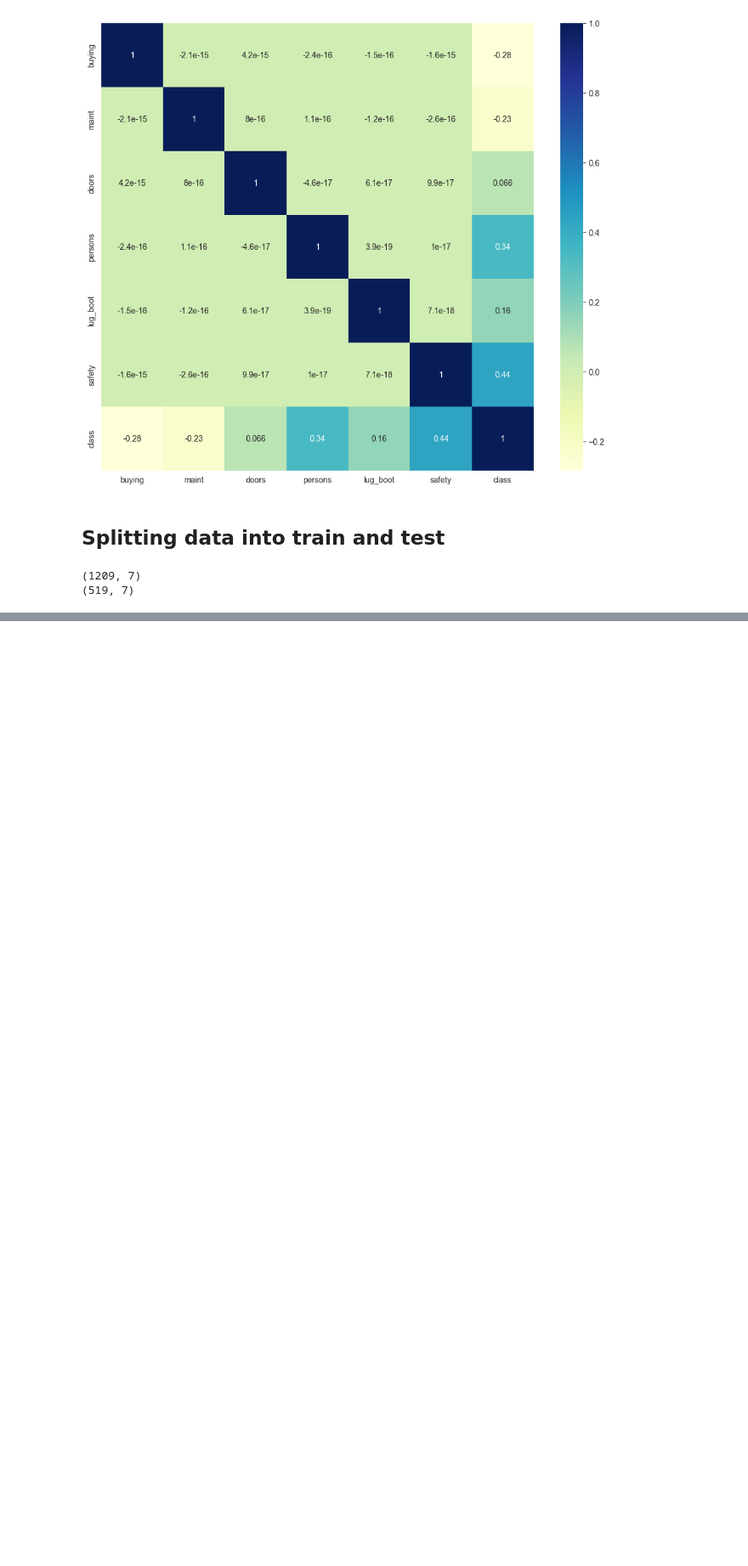
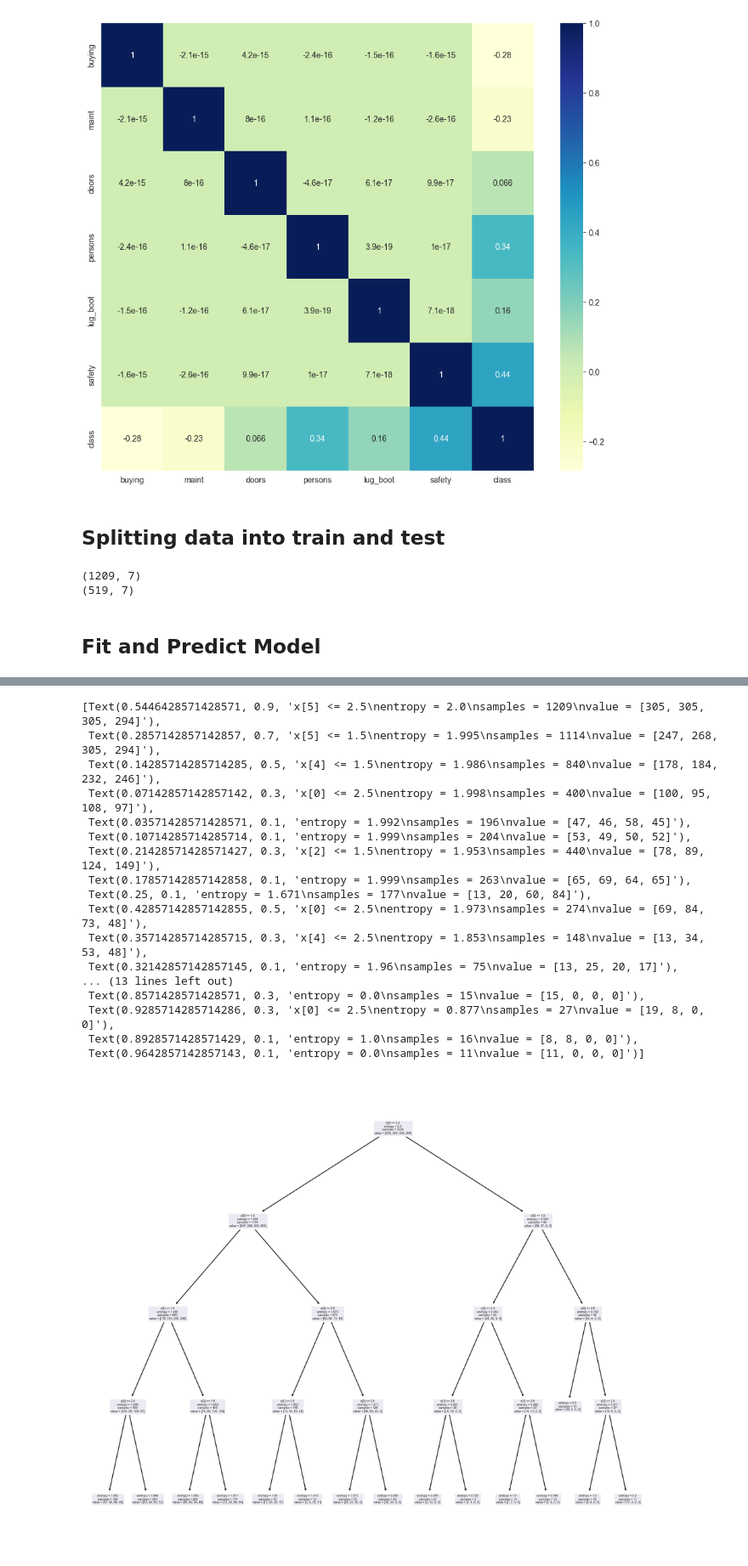
Before and after one commit to yathit/Senior-DE-Tech-Challenge, a Jupyter notebook: 5_Machine_Learning/modeling.ipynb, the cells around one changed output, grey strips where cells are left out. Shown at 85% size. Cells and saved outputs as stored; diff of their text form; code cells hidden in the pictures; blank space fills up the shorter version.

Commit message:
answer to the question buy preduction with best ML model

```diff
--- a/5_Machine_Learning/modeling.ipynb
+++ b/5_Machine_Learning/modeling.ipynb
@@ -213,3 +213,21 @@ def class_predict(model,model_name):
     print(confusion_matrix(y_test,y_pred))
     print()
     print(classification_report(y_test,y_pred))
+# %% [markdown]
+## Fit and Predict Model
+# %%
+# Decision Tree Classifier -Entropy
+
+from sklearn.tree import DecisionTreeClassifier
+
+clf_ent = DecisionTreeClassifier(criterion='entropy', max_depth=4, random_state=0)
+clf_ent.fit(X_train, y_train)
+
+class_predict(clf_ent,"clf_entropy")
+
+plt.figure(figsize=(12,10))
+
+from sklearn import tree
+
+tree.plot_tree(clf_ent.fit(X_train, y_train))
+# %% [output]
@@ -215,0 +251,18 @@ def class_predict(model,model_name):
+[Text(0.5446428571428571, 0.9, 'x[5] <= 2.5\nentropy = 2.0\nsamples = 1209\nvalue = [305, 305, 305, 294]'),
+ Text(0.2857142857142857, 0.7, 'x[5] <= 1.5\nentropy = 1.995\nsamples = 1114\nvalue = [247, 268, 305, 294]'),
+ Text(0.14285714285714285, 0.5, 'x[4] <= 1.5\nentropy = 1.986\nsamples = 840\nvalue = [178, 184, 232, 246]'),
+ Text(0.07142857142857142, 0.3, 'x[0] <= 2.5\nentropy = 1.998\nsamples = 400\nvalue = [100, 95, 108, 97]'),
+ Text(0.03571428571428571, 0.1, 'entropy = 1.992\nsamples = 196\nvalue = [47, 46, 58, 45]'),
+ Text(0.10714285714285714, 0.1, 'entropy = 1.999\nsamples = 204\nvalue = [53, 49, 50, 52]'),
+ Text(0.21428571428571427, 0.3, 'x[2] <= 1.5\nentropy = 1.953\nsamples = 440\nvalue = [78, 89, 124, 149]'),
+ Text(0.17857142857142858, 0.1, 'entropy = 1.999\nsamples = 263\nvalue = [65, 69, 64, 65]'),
+ Text(0.25, 0.1, 'entropy = 1.671\nsamples = 177\nvalue = [13, 20, 60, 84]'),
+ Text(0.42857142857142855, 0.5, 'x[0] <= 2.5\nentropy = 1.973\nsamples = 274\nvalue = [69, 84, 73, 48]'),
+ Text(0.35714285714285715, 0.3, 'x[4] <= 2.5\nentropy = 1.853\nsamples = 148\nvalue = [13, 34, 53, 48]'),
+ Text(0.32142857142857145, 0.1, 'entropy = 1.96\nsamples = 75\nvalue = [13, 25, 20, 17]'),
+... (13 lines left out)
+ Text(0.8571428571428571, 0.3, 'entropy = 0.0\nsamples = 15\nvalue = [15, 0, 0, 0]'),
+ Text(0.9285714285714286, 0.3, 'x[0] <= 2.5\nentropy = 0.877\nsamples = 27\nvalue = [19, 8, 0, 0]'),
+ Text(0.8928571428571429, 0.1, 'entropy = 1.0\nsamples = 16\nvalue = [8, 8, 0, 0]'),
+ Text(0.9642857142857143, 0.1, 'entropy = 0.0\nsamples = 11\nvalue = [11, 0, 0, 0]')]
+[figure, added]
```
Also changed, not shown: parts of 6 cells of this notebook.
